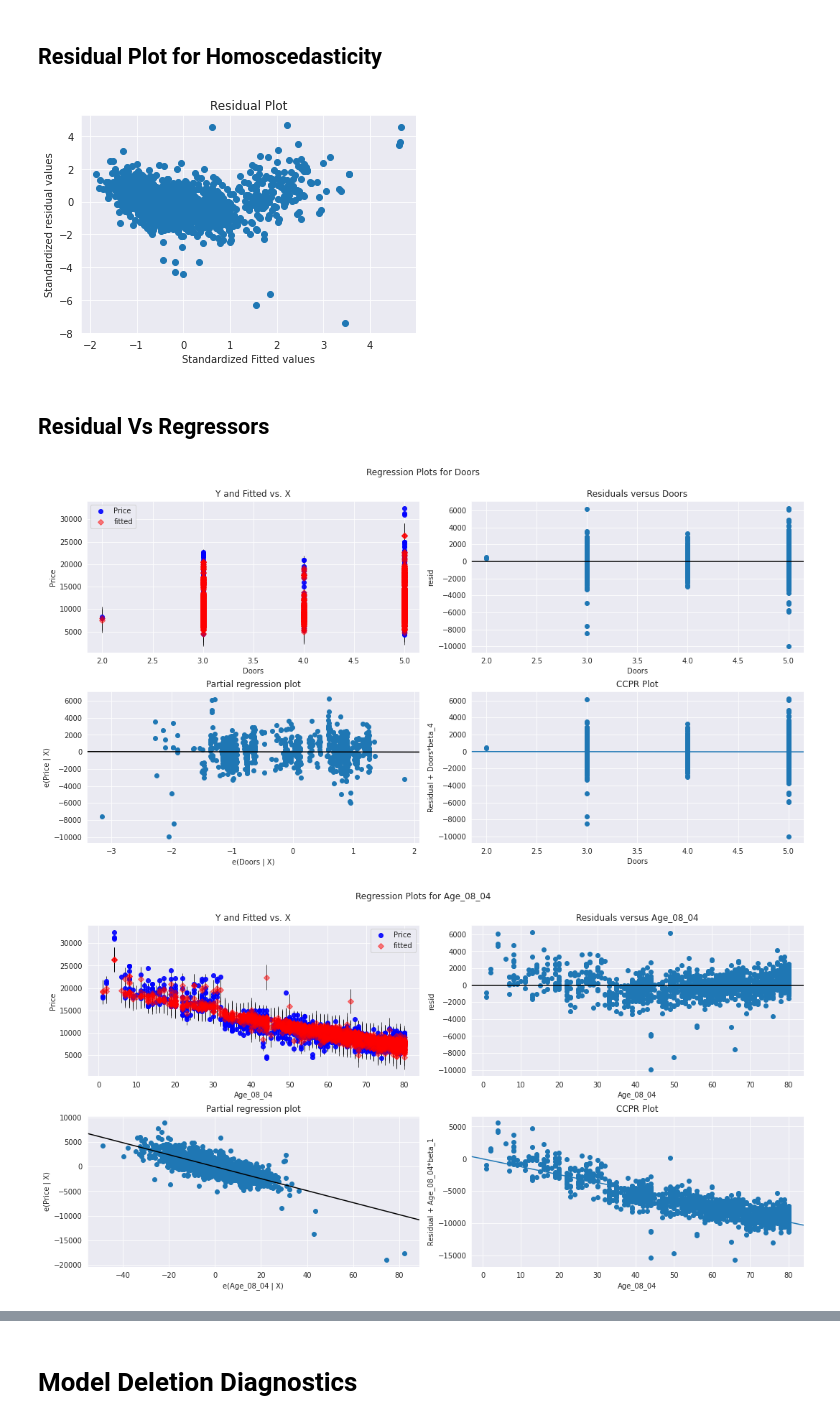
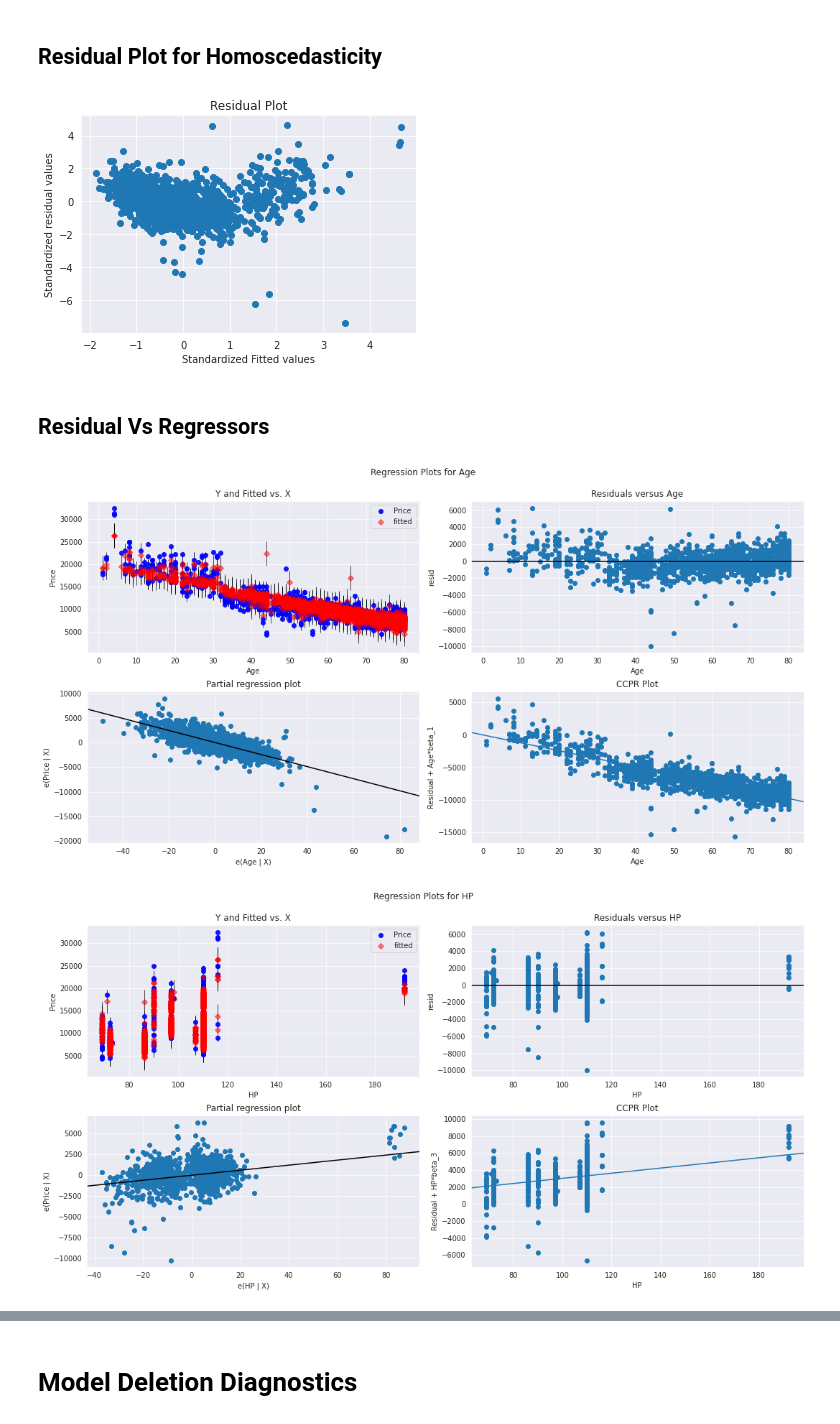
Before and after one commit to Bhavin52/Assignment, a Jupyter notebook: Multi_Linear_Regression_Q1.ipynb, the cells around one changed output, grey strips where cells are left out. Cells and saved outputs as stored; diff of their text form; code cells hidden in the pictures.

```diff
--- a/Multi_Linear_Regression_Q1.ipynb
+++ b/Multi_Linear_Regression_Q1.ipynb
@@ -111,7 +114,7 @@ sns.pairplot(cars)
 # %%
 #Build model
 import statsmodels.formula.api as smf
-model = smf.ols('Price~Age+KM+HP',data=cars).fit()#ols (Ordinary least squares)
+model = smf.ols('Price~Age+KM+HP+Weight',data=cars).fit()#ols (Ordinary least squares)
 # %%
 #Coefficients
 model.params
@@ -214,21 +211,21 @@ plt.xlabel('Standardized Fitted values')
 plt.ylabel('Standardized residual values')
 plt.show()
 # %% [output]
-[figure, old version]
+[figure, new version]
 # %% [markdown]
 ## Residual Vs Regressors
 # %%
 fig = plt.figure(figsize=(15,8))
-fig = sm.graphics.plot_regress_exog(model, "Doors", fig=fig)
+fig = sm.graphics.plot_regress_exog(model, "Age", fig=fig)
 plt.show()
 # %% [output]
-[figure, old version]
+[figure, new version]
 # %%
 fig = plt.figure(figsize=(15,8))
-fig = sm.graphics.plot_regress_exog(model, "Age_08_04", fig=fig)
+fig = sm.graphics.plot_regress_exog(model, "HP", fig=fig)
 plt.show()
 # %% [output]
-[figure, old version]
+[figure, new version]
 # %%
 fig = plt.figure(figsize=(15,8))
 fig = sm.graphics.plot_regress_exog(model, "KM", fig=fig)
```
Also changed, not shown: parts of 40 cells of this notebook.
